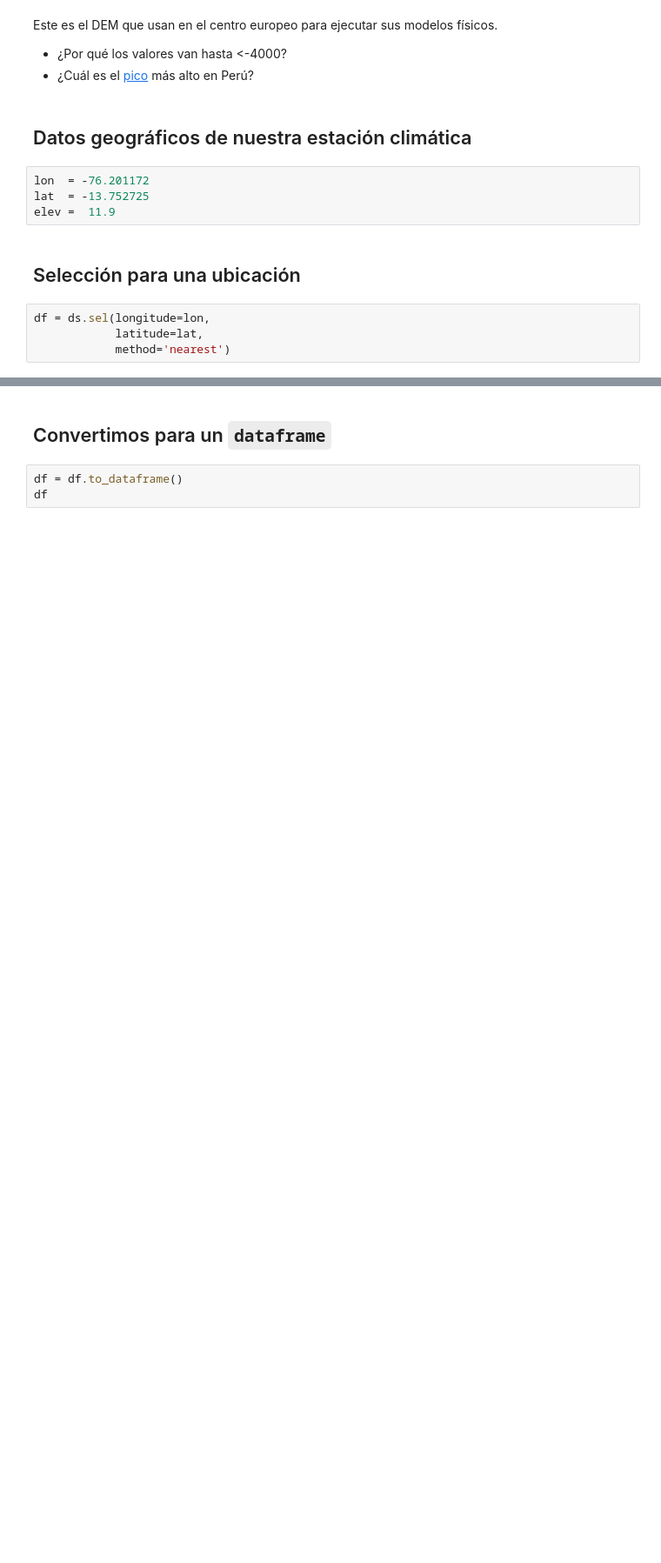
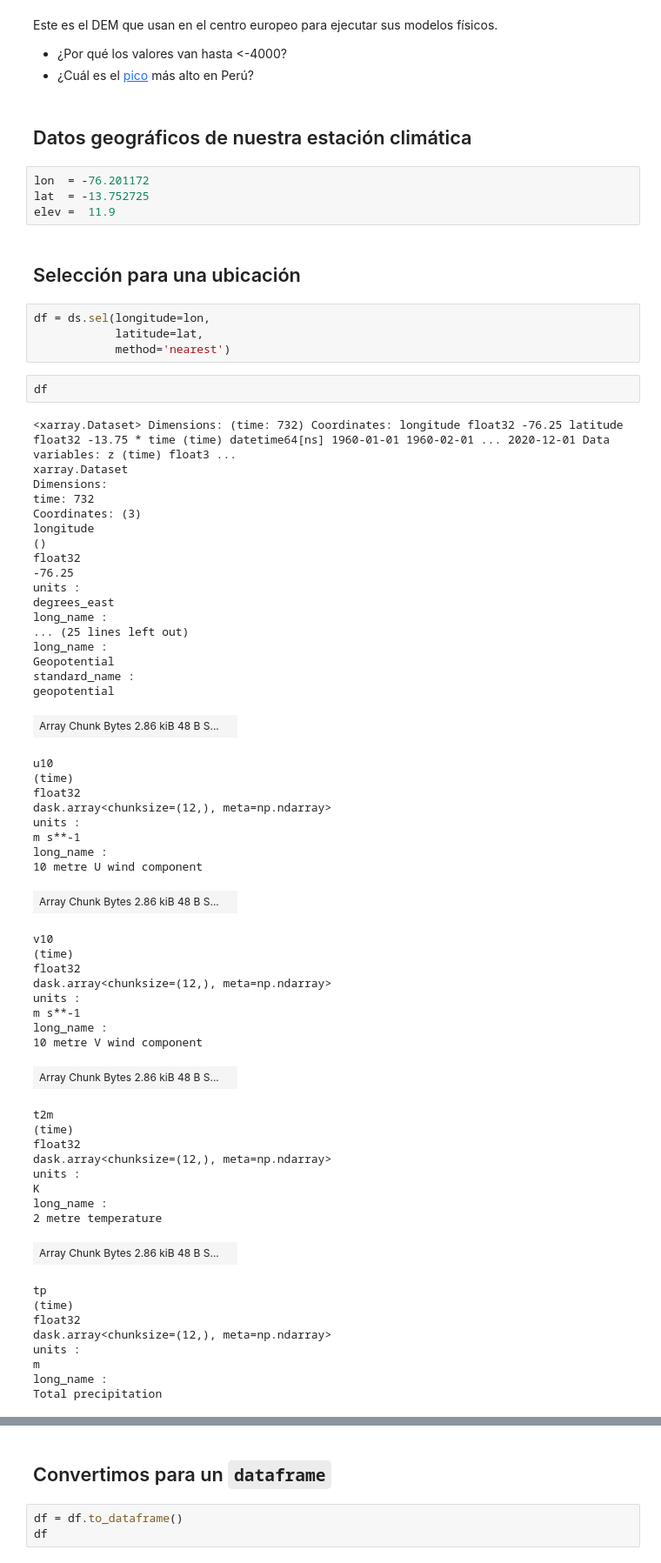
Before and after one commit to cryohydromettools/python_climatologia, a Jupyter notebook: book/dia7/00.ERA5_timeseries.ipynb, the cells around one changed output, grey strips where cells are left out. Shown at 87% size. Saved outputs shown, nothing was run; the diff lists cells and outputs as text; blank space fills up the shorter version.

```diff
--- a/book/dia7/00.ERA5_timeseries.ipynb
+++ b/book/dia7/00.ERA5_timeseries.ipynb
@@ -113,3 +113,59 @@ elev =  11.9
 df = ds.sel(longitude=lon,
             latitude=lat,
             method='nearest')
+# %%
+df
+# %% [output]
+<xarray.Dataset> Dimensions: (time: 732) Coordinates: longitude float32 -76.25 latitude float32 -13.75 * time (time) datetime64[ns] 1960-01-01 1960-02-01 ... 2020-12-01 Data variables: z (time) float3 ...
+xarray.Dataset
+Dimensions:
+time: 732
+Coordinates: (3)
+longitude
+()
+float32
+-76.25
+units :
+degrees_east
+long_name :
+... (25 lines left out)
+long_name :
+Geopotential
+standard_name :
+geopotential
+| Array Chunk Bytes 2.86 kiB 48 B S... |  |
+u10
+(time)
+float32
+dask.array<chunksize=(12,), meta=np.ndarray>
+units :
+m s**-1
+long_name :
+10 metre U wind component
+| Array Chunk Bytes 2.86 kiB 48 B S... |  |
+v10
+(time)
+float32
+dask.array<chunksize=(12,), meta=np.ndarray>
+units :
+m s**-1
+long_name :
+10 metre V wind component
+| Array Chunk Bytes 2.86 kiB 48 B S... |  |
+t2m
+(time)
+float32
+dask.array<chunksize=(12,), meta=np.ndarray>
+units :
+K
+long_name :
+2 metre temperature
+| Array Chunk Bytes 2.86 kiB 48 B S... |  |
+tp
+(time)
+float32
+dask.array<chunksize=(12,), meta=np.ndarray>
+units :
+m
+long_name :
+Total precipitation
```
Also changed, not shown: parts of 7 cells of this notebook, 1 other file.
